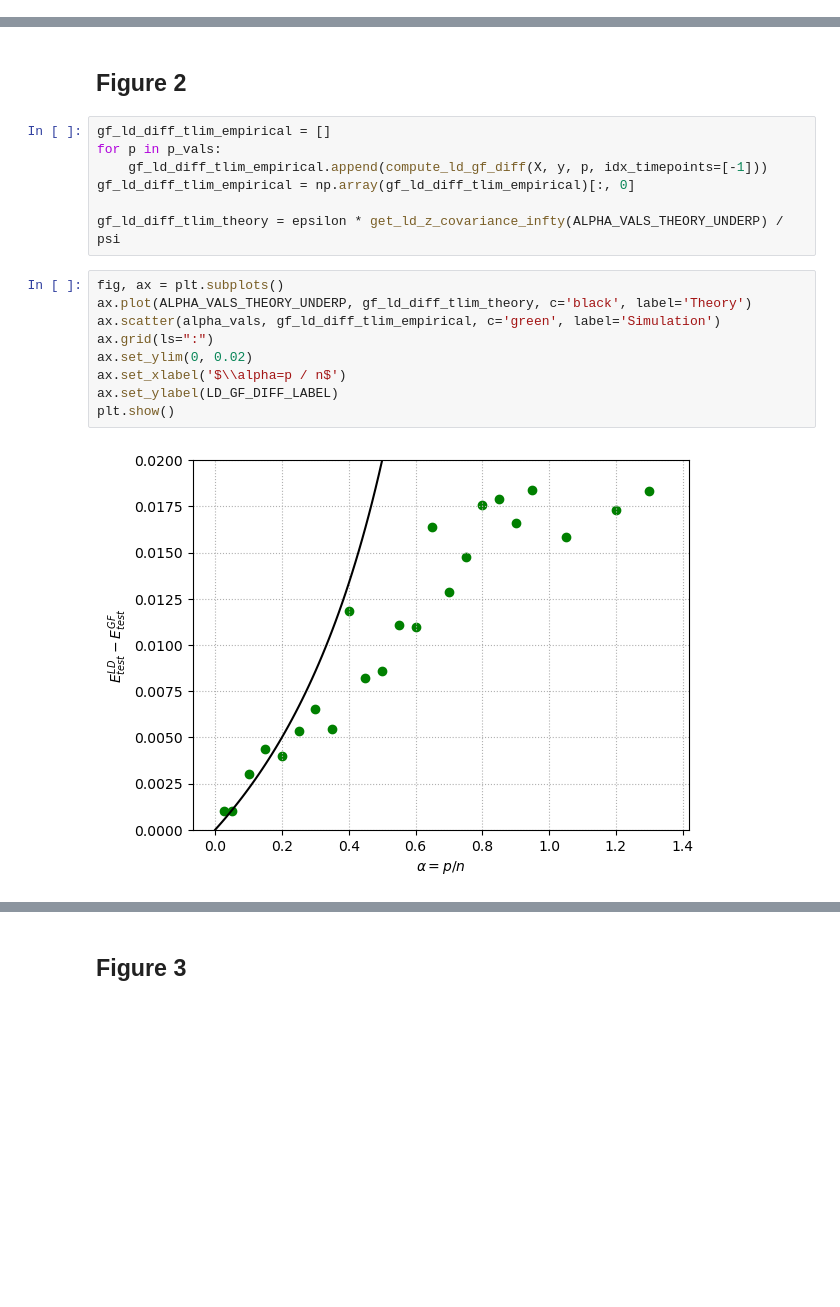
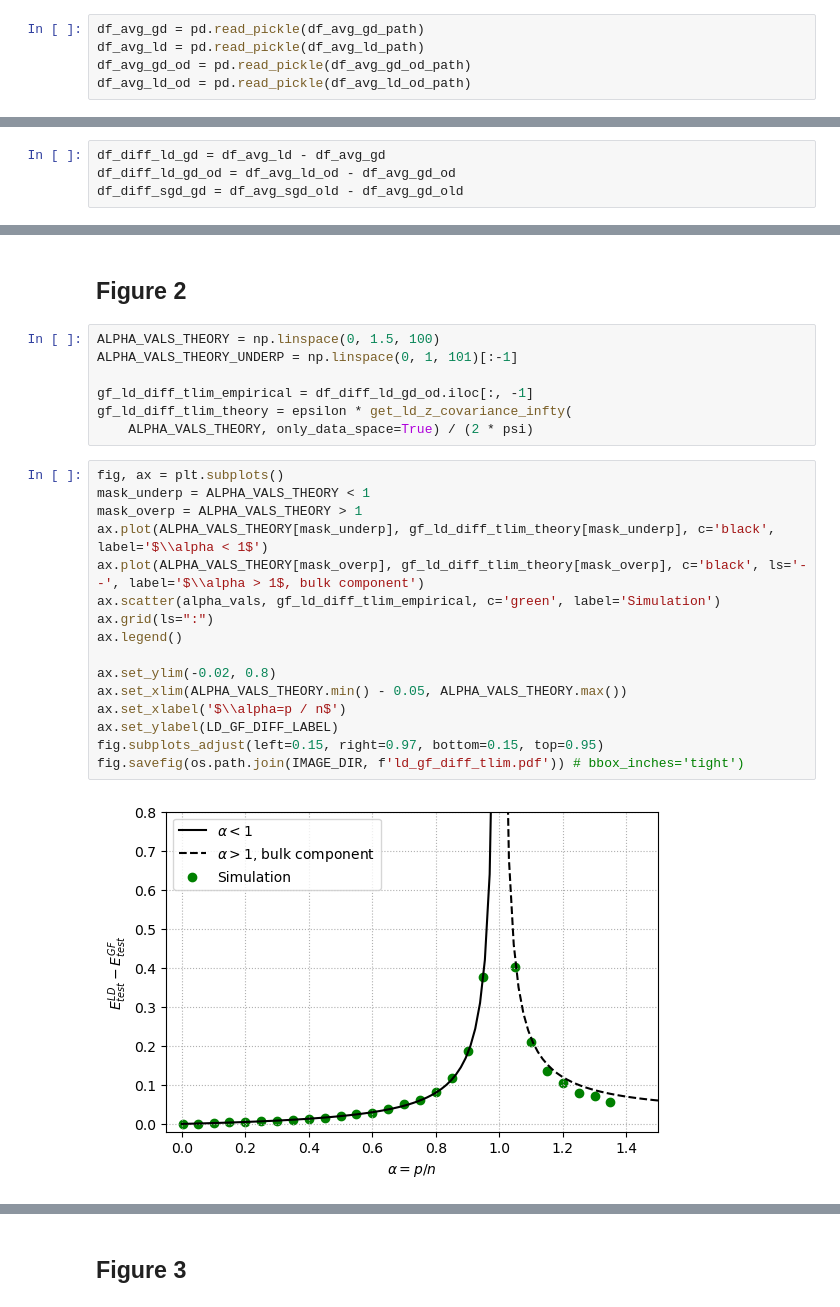
Before and after one commit to feathernox/sgf_dyn, a Jupyter notebook: notebooks/ld_gf.ipynb, the cells around one changed output, grey strips where cells are left out. Saved outputs shown, nothing was run; the diff lists cells and outputs as text; blank space fills up the shorter version.

Commit message:
ISIT plot notebook ver

```diff
--- a/notebooks/ld_gf.ipynb
+++ b/notebooks/ld_gf.ipynb
@@ -137,0 +234,5 @@ def compute_ld_gf_diff(X, y, p, idx_timepoints=None):
+# %%
+df_avg_gd = pd.read_pickle(df_avg_gd_path)
+df_avg_ld = pd.read_pickle(df_avg_ld_path)
+df_avg_gd_od = pd.read_pickle(df_avg_gd_od_path)
+df_avg_ld_od = pd.read_pickle(df_avg_ld_od_path)
@@ -137,0 +258,4 @@ def compute_ld_gf_diff(X, y, p, idx_timepoints=None):
+# %%
+df_diff_ld_gd = df_avg_ld - df_avg_gd
+df_diff_ld_gd_od = df_avg_ld_od - df_avg_gd_od
+df_diff_sgd_gd = df_avg_sgd_old - df_avg_gd_old
@@ -138,20 +306,27 @@ def compute_ld_gf_diff(X, y, p, idx_timepoints=None):
 # %% [markdown]
 ## Figure 2
 # %%
-gf_ld_diff_tlim_empirical = []
-for p in p_vals:
-    gf_ld_diff_tlim_empirical.append(compute_ld_gf_diff(X, y, p, idx_timepoints=[-1]))
-gf_ld_diff_tlim_empirical = np.array(gf_ld_diff_tlim_empirical)[:, 0]
+ALPHA_VALS_THEORY = np.linspace(0, 1.5, 100)
+ALPHA_VALS_THEORY_UNDERP = np.linspace(0, 1, 101)[:-1]
 
-gf_ld_diff_tlim_theory = epsilon * get_ld_z_covariance_infty(ALPHA_VALS_THEORY_UNDERP) / psi
+gf_ld_diff_tlim_empirical = df_diff_ld_gd_od.iloc[:, -1]
+gf_ld_diff_tlim_theory = epsilon * get_ld_z_covariance_infty(
+    ALPHA_VALS_THEORY, only_data_space=True) / (2 * psi)
 # %%
 fig, ax = plt.subplots()
-ax.plot(ALPHA_VALS_THEORY_UNDERP, gf_ld_diff_tlim_theory, c='black', label='Theory')
+mask_underp = ALPHA_VALS_THEORY < 1
+mask_overp = ALPHA_VALS_THEORY > 1
+ax.plot(ALPHA_VALS_THEORY[mask_underp], gf_ld_diff_tlim_theory[mask_underp], c='black', label='$\\alpha < 1$')
+ax.plot(ALPHA_VALS_THEORY[mask_overp], gf_ld_diff_tlim_theory[mask_overp], c='black', ls='--', label='$\\alpha > 1$, bulk component')
 ax.scatter(alpha_vals, gf_ld_diff_tlim_empirical, c='green', label='Simulation')
 ax.grid(ls=":")
-ax.set_ylim(0, 0.02)
+ax.legend()
+
+ax.set_ylim(-0.02, 0.8)
+ax.set_xlim(ALPHA_VALS_THEORY.min() - 0.05, ALPHA_VALS_THEORY.max())
 ax.set_xlabel('$\\alpha=p / n$')
 ax.set_ylabel(LD_GF_DIFF_LABEL)
-plt.show()
+fig.subplots_adjust(left=0.15, right=0.97, bottom=0.15, top=0.95)
+fig.savefig(os.path.join(IMAGE_DIR, f'ld_gf_diff_tlim.pdf')) # bbox_inches='tight')
 # %% [output]
-[figure, old version]
+[figure, new version]
```
Also changed, not shown: parts of 30 cells of this notebook.
